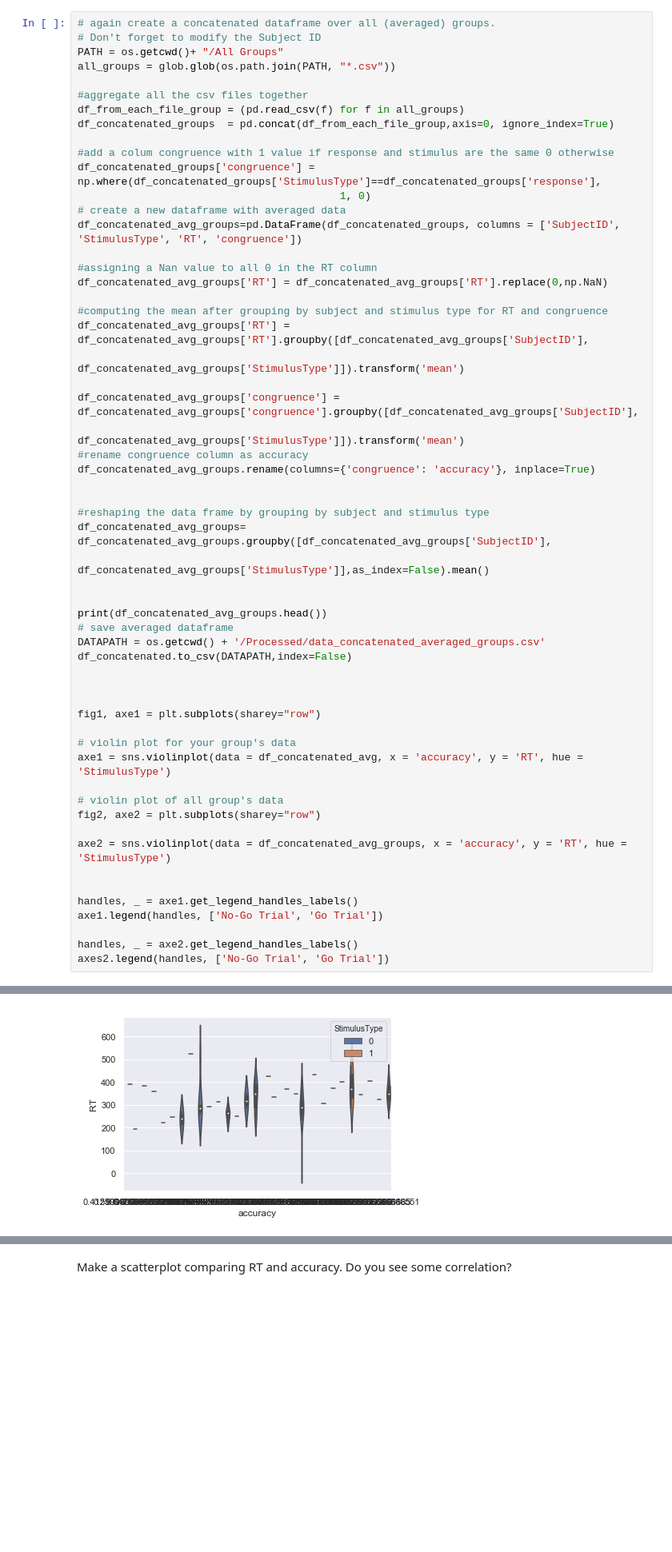
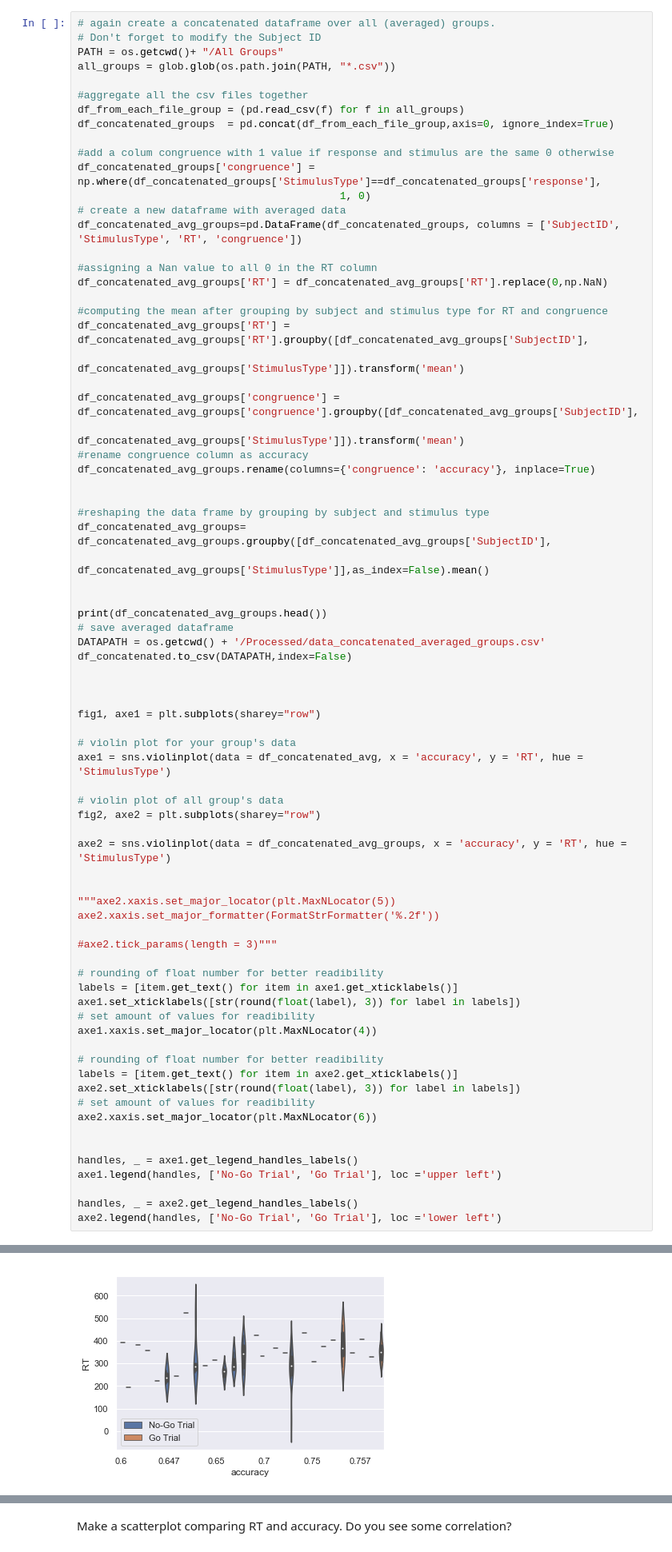
Before and after one commit to NBP-ACC/week-4-acc10, a Jupyter notebook: sheet02.ipynb, the cells around one changed output, grey strips where cells are left out. Shown at 80% size. Cells and saved outputs as stored; diff of their text form; blank space fills up the shorter version.

Commit message:
Updated final version-adjustments to the plot +clm

```diff
--- a/sheet02.ipynb
+++ b/sheet02.ipynb
@@ -243,9 +250,27 @@ fig2, axe2 = plt.subplots(sharey="row")
 axe2 = sns.violinplot(data = df_concatenated_avg_groups, x = 'accuracy', y = 'RT', hue = 'StimulusType')
 
 
+"""axe2.xaxis.set_major_locator(plt.MaxNLocator(5))
+axe2.xaxis.set_major_formatter(FormatStrFormatter('%.2f'))
+
+#axe2.tick_params(length = 3)"""
+
+# rounding of float number for better readibility
+labels = [item.get_text() for item in axe1.get_xticklabels()]
+axe1.set_xticklabels([str(round(float(label), 3)) for label in labels])
+# set amount of values for readibility
+axe1.xaxis.set_major_locator(plt.MaxNLocator(4))
+
+# rounding of float number for better readibility
+labels = [item.get_text() for item in axe2.get_xticklabels()]
+axe2.set_xticklabels([str(round(float(label), 3)) for label in labels])
+# set amount of values for readibility
+axe2.xaxis.set_major_locator(plt.MaxNLocator(6))
+
+
 handles, _ = axe1.get_legend_handles_labels()
-axe1.legend(handles, ['No-Go Trial', 'Go Trial'])
+axe1.legend(handles, ['No-Go Trial', 'Go Trial'], loc ='upper left')
 
 handles, _ = axe2.get_legend_handles_labels()
-axes2.legend(handles, ['No-Go Trial', 'Go Trial'])
+axe2.legend(handles, ['No-Go Trial', 'Go Trial'], loc ='lower left')
 # %% [output]
@@ -260 +285 @@ axes2.legend(handles, ['No-Go Trial', 'Go Trial'])
-[figure, old version]
+[figure, new version]
```
Also changed, not shown: parts of 7 cells of this notebook.
